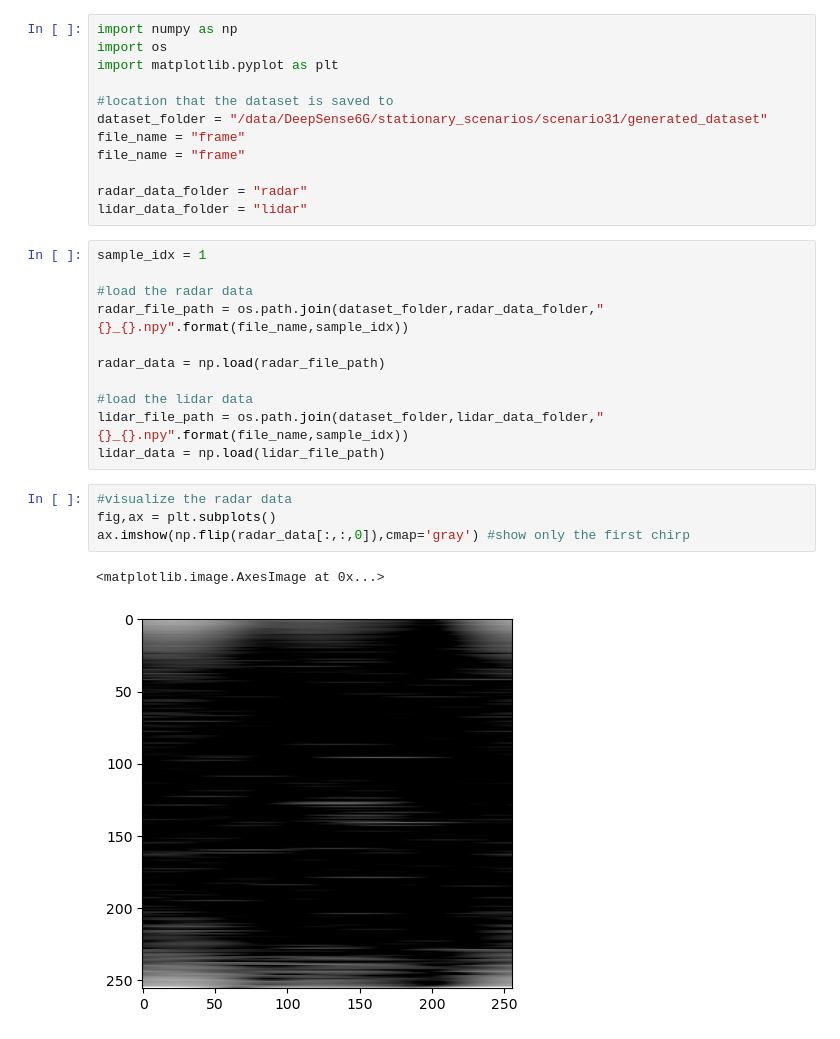
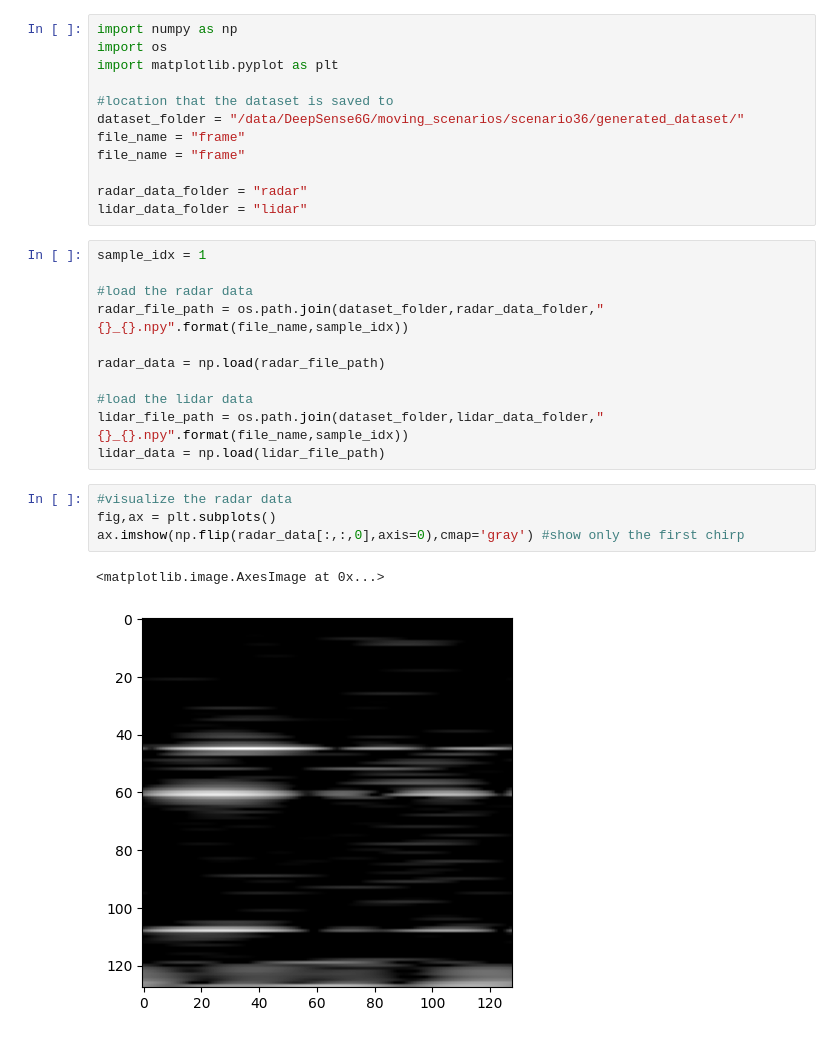
Before and after one commit to cpsl-research/radar-dev, a Jupyter notebook: datasets/Deepsense_6G/access_dataset.ipynb, the cells around one changed output. Saved outputs shown, nothing was run; the diff lists cells and outputs as text.

Commit message:
implemented new dataset

```diff
--- a/datasets/Deepsense_6G/access_dataset.ipynb
+++ b/datasets/Deepsense_6G/access_dataset.ipynb
@@ -115,7 +126,7 @@ import os
 import matplotlib.pyplot as plt
 
 #location that the dataset is saved to
-dataset_folder = "/data/DeepSense6G/stationary_scenarios/scenario31/generated_dataset"
+dataset_folder = "/data/DeepSense6G/moving_scenarios/scenario36/generated_dataset/"
 file_name = "frame"
 file_name = "frame"
 
@@ -135,10 +146,10 @@ lidar_data = np.load(lidar_file_path)
 # %%
 #visualize the radar data
 fig,ax = plt.subplots()
-ax.imshow(np.flip(radar_data[:,:,0]),cmap='gray') #show only the first chirp
+ax.imshow(np.flip(radar_data[:,:,0],axis=0),cmap='gray') #show only the first chirp
 # %% [output]
 <matplotlib.image.AxesImage at 0x...>
-[figure, old version]
+[figure, new version]
 # %%
 #visualize the lidar data
 fig,ax = plt.subplots()
```
Also changed, not shown: parts of 5 cells of this notebook, 5 other files.
